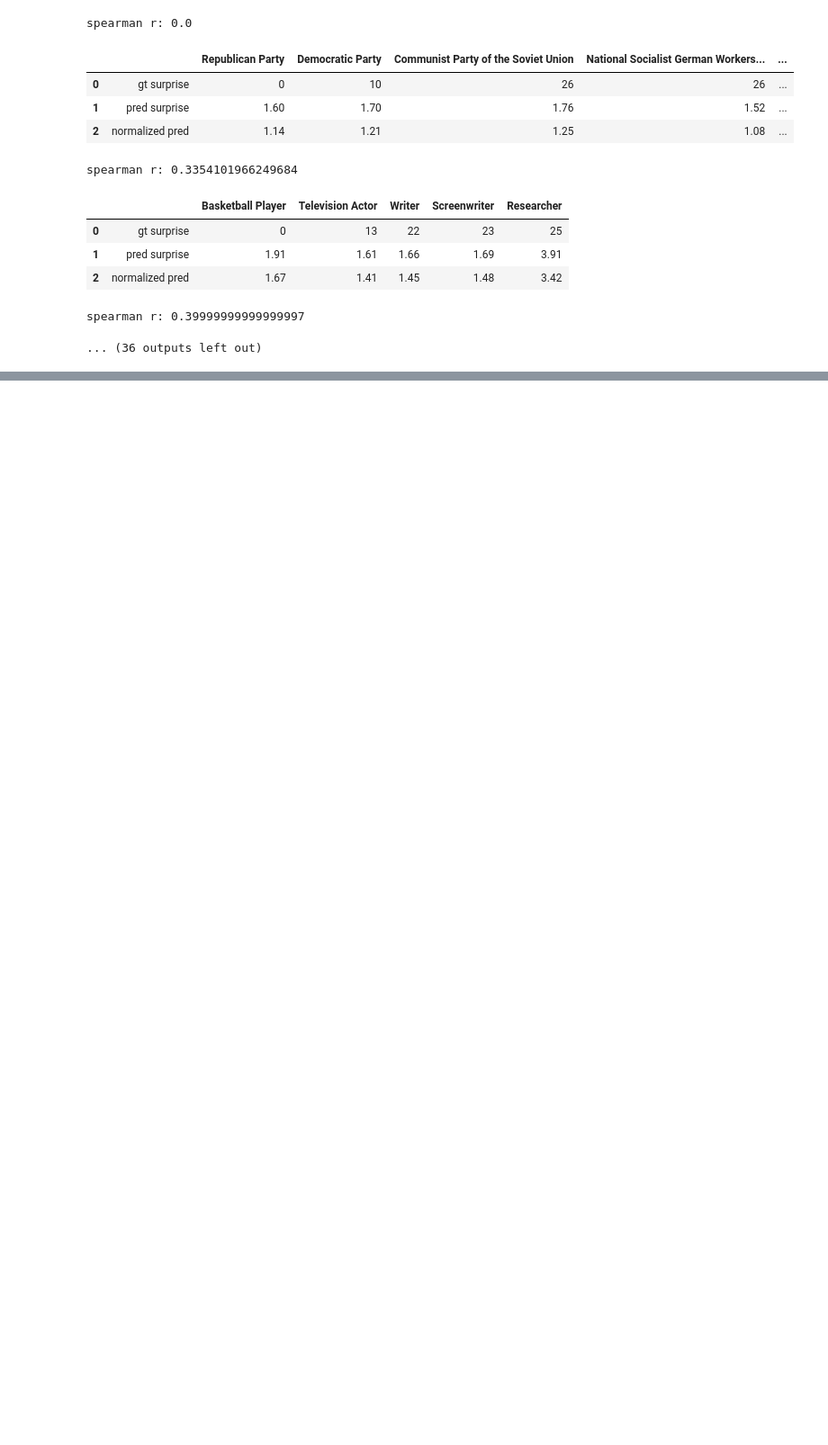
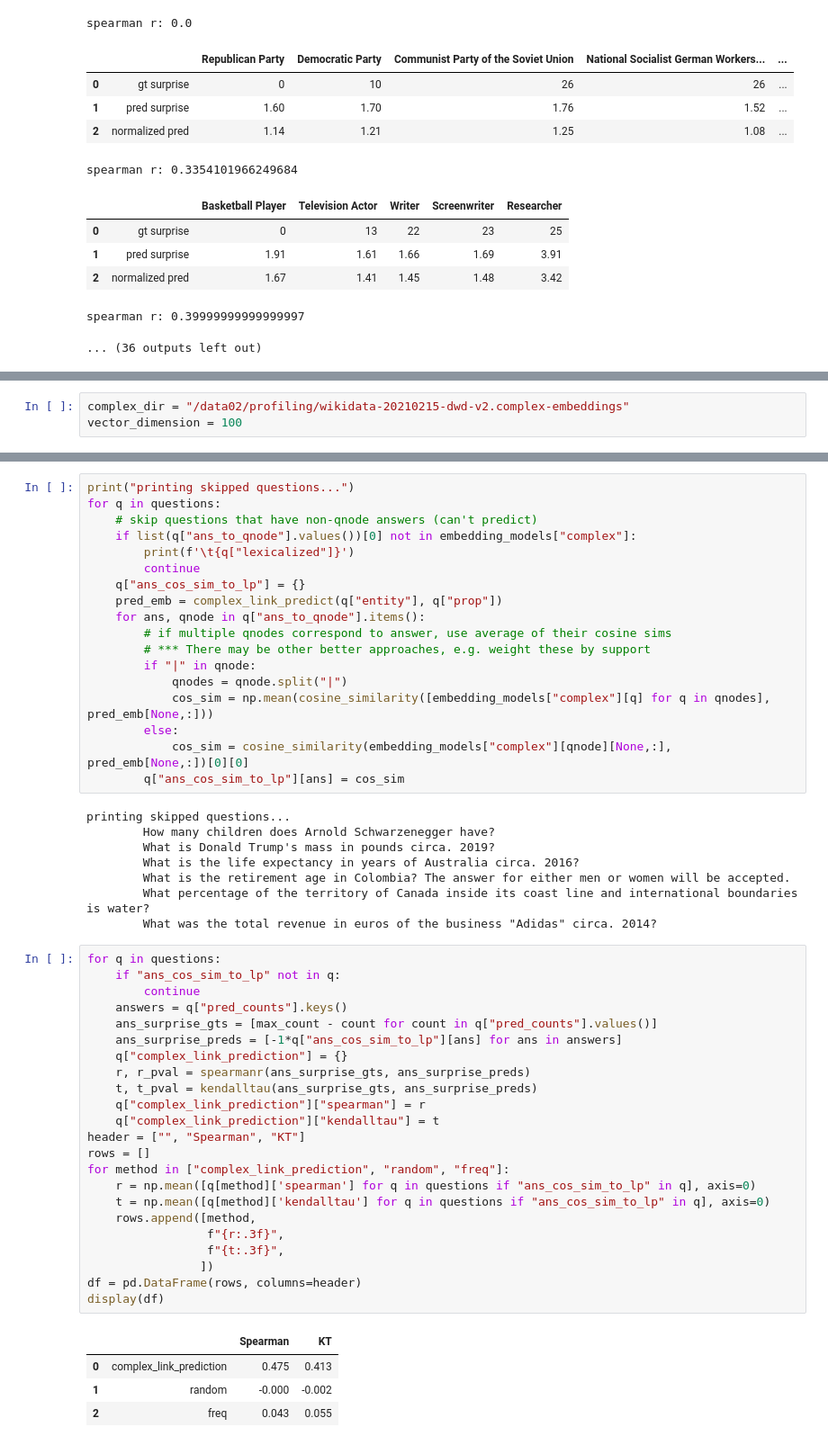
Before and after one commit to usc-isi-i2/surprising-facts, a Jupyter notebook: profile_surpise_classification_mc_task.ipynb, the cells around one changed output, grey strips where cells are left out. Shown at 90% size. Saved outputs shown, nothing was run; the diff lists cells and outputs as text; blank space fills up the shorter version.

```diff
--- a/profile_surpise_classification_mc_task.ipynb
+++ b/profile_surpise_classification_mc_task.ipynb
@@ -1639,0 +844,3 @@ sum(["|" in f for f in masked_ff_df.loc[:,"fact.wd"]])
+# %%
+complex_dir = "/data02/profiling/wikidata-20210215-dwd-v2.complex-embeddings"
+vector_dimension = 100
@@ -1639,0 +927,54 @@ sum(["|" in f for f in masked_ff_df.loc[:,"fact.wd"]])
+# %%
+print("printing skipped questions...")
+for q in questions:
+    # skip questions that have non-qnode answers (can't predict)
+    if list(q["ans_to_qnode"].values())[0] not in embedding_models["complex"]:
+        print(f'\t{q["lexicalized"]}')
+        continue
+    q["ans_cos_sim_to_lp"] = {}
+    pred_emb = complex_link_predict(q["entity"], q["prop"])
+    for ans, qnode in q["ans_to_qnode"].items():
+        # if multiple qnodes correspond to answer, use average of their cosine sims
+        # *** There may be other better approaches, e.g. weight these by support
+        if "|" in qnode:
+            qnodes = qnode.split("|")
+            cos_sim = np.mean(cosine_similarity([embedding_models["complex"][q] for q in qnodes], pred_emb[None,:]))
+        else:
+            cos_sim = cosine_similarity(embedding_models["complex"][qnode][None,:], pred_emb[None,:])[0][0]
+        q["ans_cos_sim_to_lp"][ans] = cos_sim
+# %% [output]
+printing skipped questions...
+        How many children does Arnold Schwarzenegger have?
+        What is Donald Trump's mass in pounds circa. 2019?
+        What is the life expectancy in years of Australia circa. 2016?
+        What is the retirement age in Colombia? The answer for either men or women will be accepted.
+        What percentage of the territory of Canada inside its coast line and international boundaries is water?
+        What was the total revenue in euros of the business "Adidas" circa. 2014?
+# %%
+for q in questions:
+    if "ans_cos_sim_to_lp" not in q:
+        continue
+    answers = q["pred_counts"].keys()
+    ans_surprise_gts = [max_count - count for count in q["pred_counts"].values()]
+    ans_surprise_preds = [-1*q["ans_cos_sim_to_lp"][ans] for ans in answers]
+    q["complex_link_prediction"] = {}
+    r, r_pval = spearmanr(ans_surprise_gts, ans_surprise_preds)
+    t, t_pval = kendalltau(ans_surprise_gts, ans_surprise_preds)
+    q["complex_link_prediction"]["spearman"] = r
+    q["complex_link_prediction"]["kendalltau"] = t
+header = ["", "Spearman", "KT"]
+rows = []
+for method in ["complex_link_prediction", "random", "freq"]:
+    r = np.mean([q[method]['spearman'] for q in questions if "ans_cos_sim_to_lp" in q], axis=0)
+    t = np.mean([q[method]['kendalltau'] for q in questions if "ans_cos_sim_to_lp" in q], axis=0)
+    rows.append([method,
+                 f"{r:.3f}",
+                 f"{t:.3f}",
+                ])
+df = pd.DataFrame(rows, columns=header)
+display(df)
+# %% [output]
+|  |  | Spearman | KT |
+| 0 | complex_link_prediction | 0.475 | 0.413 |
+| 1 | random | -0.000 | -0.002 |
+| 2 | freq | 0.043 | 0.055 |
```
Also changed, not shown: parts of 93 cells of this notebook.
